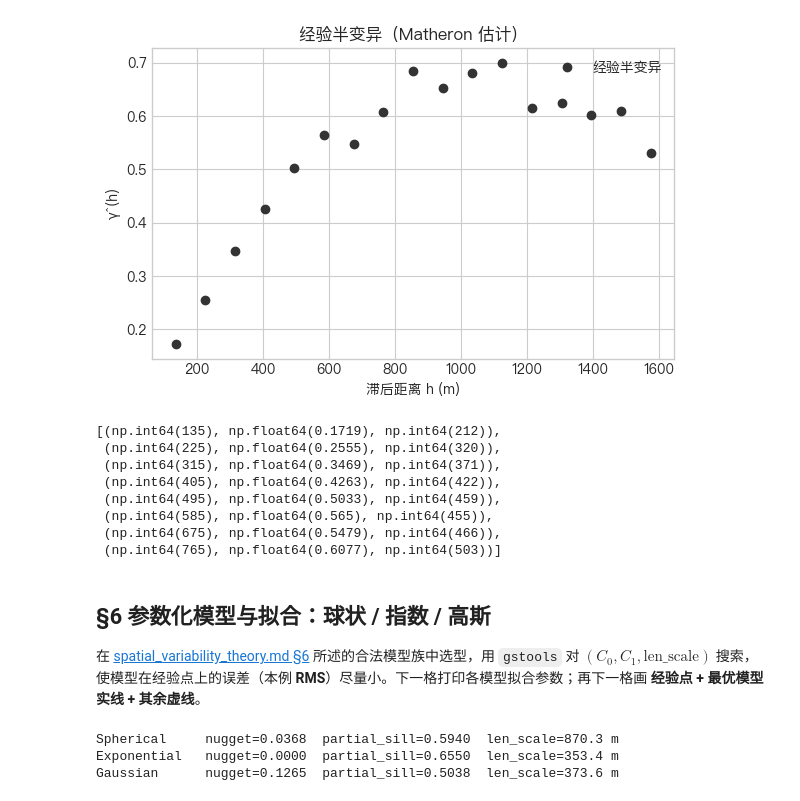
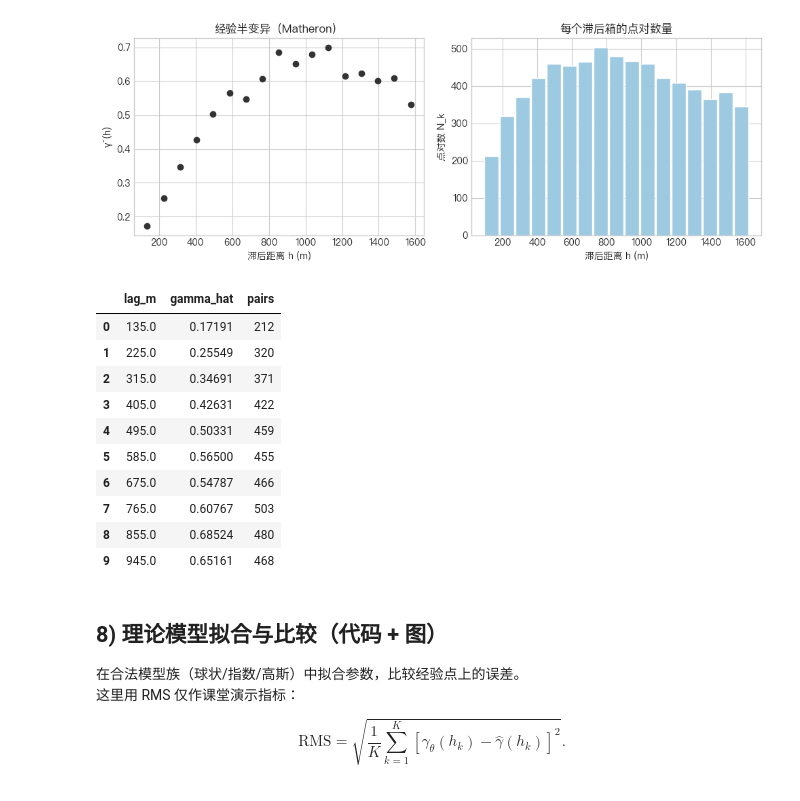
Before and after one commit to Mocha0724/Spatial_Analysis, a Jupyter notebook: cases/spatial-variability/spatial_variability_meuse.ipynb, the cells around one changed output. Cells and saved outputs as stored; diff of their text form; code cells hidden in the pictures.

```diff
--- a/cases/spatial-variability/spatial_variability_meuse.ipynb
+++ b/cases/spatial-variability/spatial_variability_meuse.ipynb
@@ -191,62 +304,58 @@ plt.show()
 # %%
 pos = np.array([gdf["x"].to_numpy(), gdf["y"].to_numpy()])
 field = gdf["log_zinc"].to_numpy()
 
 max_lag = 1600.0
 width = 90.0
 bin_edges = np.arange(width, max_lag + width, width)
 
 bin_center, emp_gamma, counts = gs.vario_estimate(
     pos,
     field,
     bin_edges,
     estimator="matheron",
     mesh_type="unstructured",
     return_counts=True,
 )
 
-fig, ax = plt.subplots(figsize=(6, 4))
-ax.plot(bin_center, emp_gamma, "o", color="0.2", label="经验半变异")
-ax.set_xlabel("滞后距离 h (m)")
-ax.set_ylabel("γ̂(h)")
-ax.set_title("经验半变异（Matheron 估计）")
-ax.legend()
+fig, axes = plt.subplots(1, 2, figsize=(10, 3.8))
+axes[0].plot(bin_center, emp_gamma, "o", color="0.2")
+axes[0].set_xlabel("滞后距离 h (m)")
+axes[0].set_ylabel("γ̂(h)")
+axes[0].set_title("经验半变异（Matheron）")
+
+axes[1].bar(bin_center, counts, width=width * 0.9, color="#9ecae1", edgecolor="white")
+axes[1].set_xlabel("滞后距离 h (m)")
+axes[1].set_ylabel("点对数 N_k")
+axes[1].set_title("每个滞后箱的点对数量")
+
 fig.tight_layout()
 fig.savefig(OUT / "empirical_variogram.png", dpi=150)
 plt.show()
 
-list(zip(np.round(bin_center).astype(int), np.round(emp_gamma, 4), counts))[:8]
+pd.DataFrame(
+    {"lag_m": np.round(bin_center, 1), "gamma_hat": np.round(emp_gamma, 5), "pairs": counts}
+).head(10)
 # %% [output]
-[figure, old version]
+[figure, new version]
-[(np.int64(135), np.float64(0.1719), np.int64(212)),
- (np.int64(225), np.float64(0.2555), np.int64(320)),
- (np.int64(315), np.float64(0.3469), np.int64(371)),
- (np.int64(405), np.float64(0.4263), np.int64(422)),
- (np.int64(495), np.float64(0.5033), np.int64(459)),
- (np.int64(585), np.float64(0.565), np.int64(455)),
- (np.int64(675), np.float64(0.5479), np.int64(466)),
- (np.int64(765), np.float64(0.6077), np.int64(503))]
+|  | lag_m | gamma_hat | pairs |
+| 0 | 135.0 | 0.17191 | 212 |
+| 1 | 225.0 | 0.25549 | 320 |
+| 2 | 315.0 | 0.34691 | 371 |
+| 3 | 405.0 | 0.42631 | 422 |
+| 4 | 495.0 | 0.50331 | 459 |
+| 5 | 585.0 | 0.56500 | 455 |
+| 6 | 675.0 | 0.54787 | 466 |
+| 7 | 765.0 | 0.60767 | 503 |
+| 8 | 855.0 | 0.68524 | 480 |
+| 9 | 945.0 | 0.65161 | 468 |
-# %% [markdown]
-## §6 参数化模型与拟合：球状 / 指数 / 高斯
-
-在 [spatial_variability_theory.md §6](spatial_variability_theory.md#6-常见各向同性变异函数模型) 所述的合法模型族中选型，用 `gstools` 对 $(C_0, C_1, \text{len\_scale})$ 搜索，使模型在经验点上的误差（本例 **RMS**）尽量小。下一格打印各模型拟合参数；再下一格画 **经验点 + 最优模型实线 + 其余虚线**。
-# %%
-candidates = {
-    "Spherical": gs.Spherical(dim=2),
-    "Exponential": gs.Exponential(dim=2),
-    "Gaussian": gs.Gaussian(dim=2),
-}
-
-fits = {}
-for name, model in candidates.items():
-    m = model
-    m.fit_variogram(bin_center, emp_gamma, nugget=True)
-    fits[name] = m
-    print(
-        f"{name:12s}  nugget={m.nugget:.4f}  partial_sill={m.var:.4f}  len_scale={m.len_scale:.1f} m"
-    )
-# %% [output]
-Spherical     nugget=0.0368  partial_sill=0.5940  len_scale=870.3 m
-Exponential   nugget=0.0000  partial_sill=0.6550  len_scale=353.4 m
-Gaussian      nugget=0.1265  partial_sill=0.5038  len_scale=373.6 m
+# %% [markdown]
+## 8) 理论模型拟合与比较（代码 + 图）
+
+在合法模型族（球状/指数/高斯）中拟合参数，比较经验点上的误差。
+这里用 RMS 仅作课堂演示指标：
+
+$$
+\mathrm{RMS}=\sqrt{\frac{1}{K}\sum_{k=1}^{K}\left[\gamma_\theta(h_k)-\hat\gamma(h_k)\right]^2 }.
+$$
 # %%
```
Also changed, not shown: parts of 23 cells of this notebook, 7 other files.
